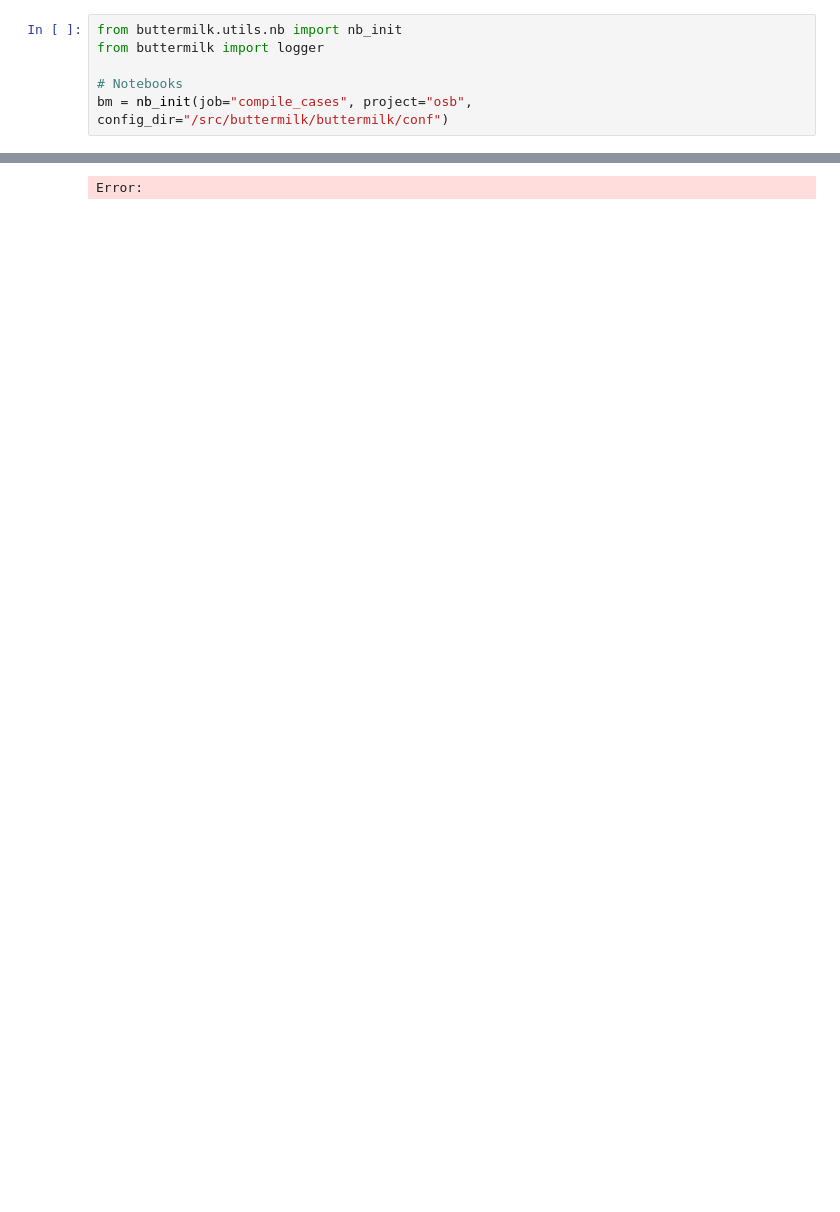
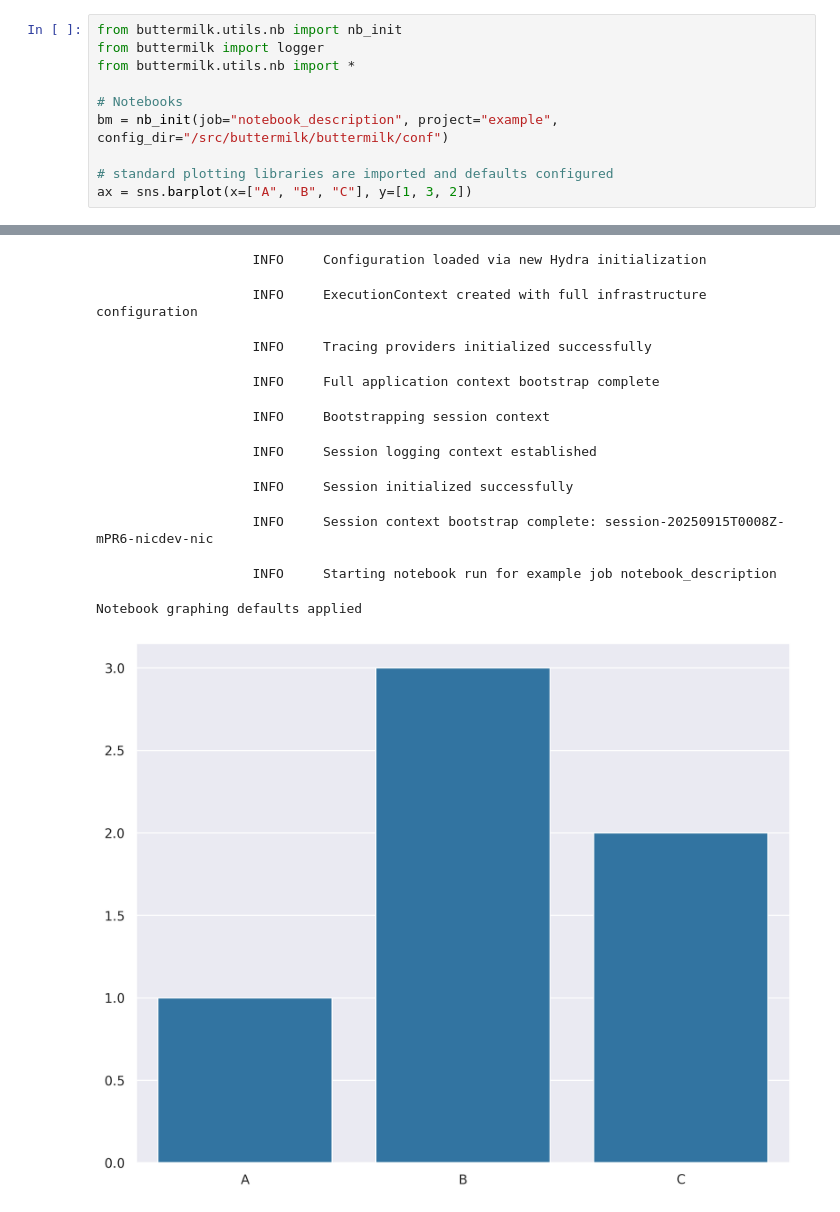
Before and after one commit to qut-dmrc/buttermilk, a Jupyter notebook: examples/nb.ipynb, the cells around one changed output, grey strips where cells are left out. Drawn from its saved outputs; the diff is of its cells as text; blank space fills up the shorter version.

Commit message:
add example notebook

```diff
--- a/examples/nb.ipynb
+++ b/examples/nb.ipynb
@@ -1,7 +1,11 @@
 # %%
 from buttermilk.utils.nb import nb_init
 from buttermilk import logger
+from buttermilk.utils.nb import *
 
 # Notebooks
-bm = nb_init(job="compile_cases", project="osb", config_dir="/src/buttermilk/buttermilk/conf")
+bm = nb_init(job="notebook_description", project="example", config_dir="/src/buttermilk/buttermilk/conf")
+
+# standard plotting libraries are imported and defaults configured
+ax = sns.barplot(x=["A", "B", "C"], y=[1, 3, 2])
 # %% [output]
@@ -9 +13,11 @@ ModuleNotFoundError: No module named 'matplotlib'
-Error:
+                    INFO     Configuration loaded via new Hydra initialization
+                    INFO     ExecutionContext created with full infrastructure configuration
+                    INFO     Tracing providers initialized successfully
+                    INFO     Full application context bootstrap complete
+                    INFO     Bootstrapping session context
+                    INFO     Session logging context established
+                    INFO     Session initialized successfully
+                    INFO     Session context bootstrap complete: session-20250915T0008Z-mPR6-nicdev-nic
+                    INFO     Starting notebook run for example job notebook_description
+Notebook graphing defaults applied
+[figure, added]
```
Also changed, not shown: parts of 1 cell of this notebook, 1 other file.
